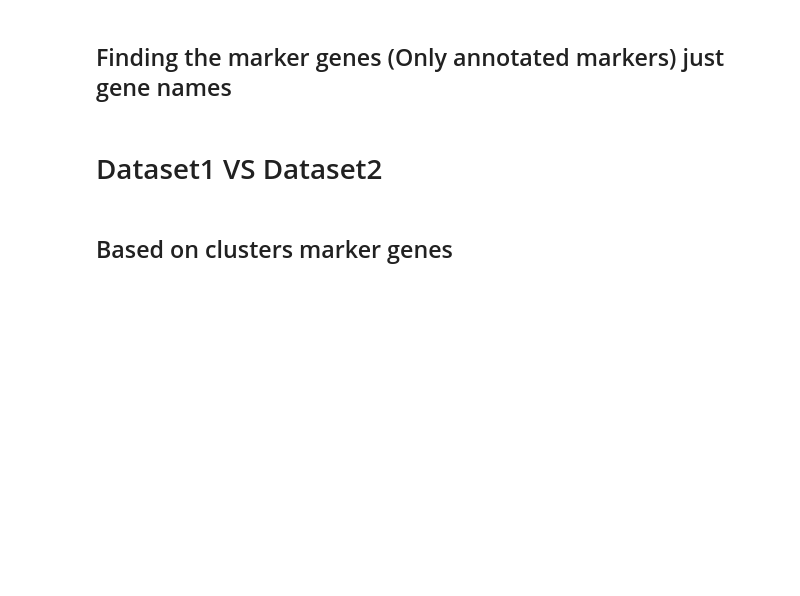
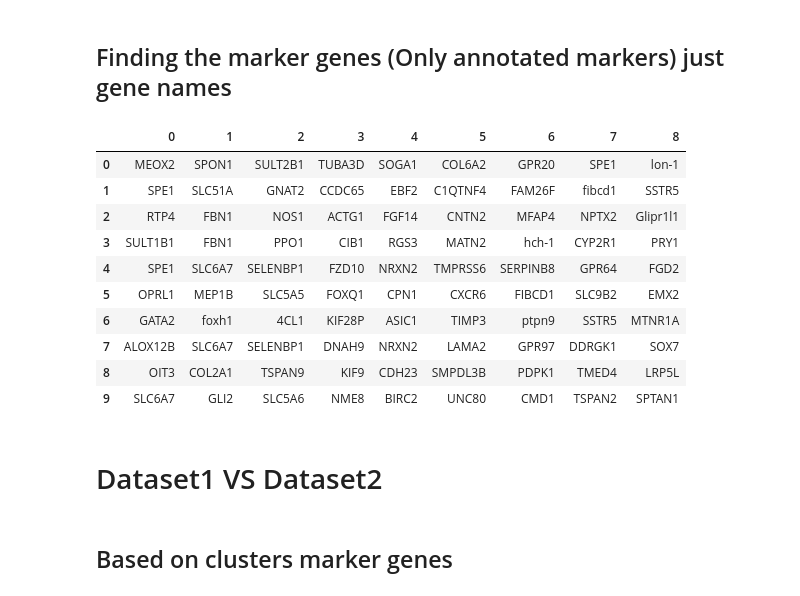
Before and after one commit to ateferos77/Butryllus_Brain_scRNAseq, a Jupyter notebook: Botryllus_dataset2_Base.ipynb, the cells around one changed output. Cells and saved outputs as stored; diff of their text form; code cells hidden in the pictures; blank space fills up the shorter version.

```diff
--- a/Botryllus_dataset2_Base.ipynb
+++ b/Botryllus_dataset2_Base.ipynb
@@ -603,20 +670,57 @@ print(out.head())
 # %% [markdown]
 ## Finding the marker genes (Only annotated markers) just gene names
 # %%
+# === Choose which clustering result to process ===
+marker_key = f'wilcoxon_{cluster_key}'
+
+# === Extract and clean gene names ===
 import re
-# Creazione di marker_annotated con la stessa struttura di marker_genes_cl
-marker_genes_cl = marker_genes.applymap(extract_suffix)
 
-marker_annotated = marker_genes_cl.copy()
-marker_annotated_only_genes = marker_genes_cl.copy()
+def extract_suffix(gene_id):
+    """Extract gene name from gID_GeneName and remove suffixes like _1, _2."""
+    if isinstance(gene_id, str) and '_' in gene_id:
+        gene_name = gene_id.split('_', 1)[1]
+        # Remove trailing _1, _2, etc. if present (ASIC1_1 → ASIC1)
+        return re.sub(r'_\d+$', '', gene_name)
+    return gene_id
 
-# Iterazione attraverso ciascuna colonna di marker_genes_cl
-for col in marker_genes.columns:
-    # Dividi ogni elemento della colonna per trovare la parte prima e dopo il "_"
-    parts = marker_genes[col].str.split('_', n=1, expand=True)
-    # Applica la pulizia alla parte successiva al "_"
-    # cleaned_part = parts[1].apply(lambda x: x if pd.isna(x) or not re.match(r'^g\d+|^$', x) else np.nan)
-    cleaned_part = parts[1].apply(lambda x: x if pd.isna(x) or not re.match(r'^g\d+|^\d+$|^$', x) else np.nan)
-    # Combina le due parti in una nuova colonna di marker_annotated
-    marker_annotated[col] = parts[0] + '_' + cleaned_part
-    marker_annotated_only_genes[col] = cleaned_part
+
+names_raw = pd.DataFrame(adata.uns[marker_key]['names']).applymap(extract_suffix)
+
+# Remove unannotated gene names (e.g., "g123")
+names_clean = names_raw.applymap(
+    lambda x: None if isinstance(x, str) and x.startswith('g') and x[1:].isdigit() else x
+)
+
+# Drop clusters with no annotated genes
+names_df = names_clean.dropna(axis=1, how='all').copy()
+
+# === Build output with gene names only ===
+out = pd.DataFrame()
+for cl in names_df.columns:
+    mask = names_df[cl].notna()
+    genes = names_df.loc[mask, cl].reset_index(drop=True)
+    out[cl] = genes
+
+# # === Step 3: Keep only the first 300 non-null genes per cluster ===
+# top_genes_per_cluster = pd.DataFrame()
+# for col in names_clean.columns:
+#     top_genes = names_clean[col].dropna().head(300).reset_index(drop=True)
+#     top_genes_per_cluster[col] = top_genes
+
+# === View or save ===
+out.head(10)
+# Optional: save to CSV
+# out.to_csv(f"annotated_gene_names_only_{cluster_key}.csv", index=False)
+# %% [output]
+|  | 0 | 1 | 2 | 3 | 4 | 5 | 6 | 7 | 8 |
+| 0 | MEOX2 | SPON1 | SULT2B1 | TUBA3D | SOGA1 | COL6A2 | GPR20 | SPE1 | lon-1 |
+| 1 | SPE1 | SLC51A | GNAT2 | CCDC65 | EBF2 | C1QTNF4 | FAM26F | fibcd1 | SSTR5 |
+| 2 | RTP4 | FBN1 | NOS1 | ACTG1 | FGF14 | CNTN2 | MFAP4 | NPTX2 | Glipr1l1 |
+| 3 | SULT1B1 | FBN1 | PPO1 | CIB1 | RGS3 | MATN2 | hch-1 | CYP2R1 | PRY1 |
+| 4 | SPE1 | SLC6A7 | SELENBP1 | FZD10 | NRXN2 | TMPRSS6 | SERPINB8 | GPR64 | FGD2 |
+| 5 | OPRL1 | MEP1B | SLC5A5 | FOXQ1 | CPN1 | CXCR6 | FIBCD1 | SLC9B2 | EMX2 |
+| 6 | GATA2 | foxh1 | 4CL1 | KIF28P | ASIC1 | TIMP3 | ptpn9 | SSTR5 | MTNR1A |
+| 7 | ALOX12B | SLC6A7 | SELENBP1 | DNAH9 | NRXN2 | LAMA2 | GPR97 | DDRGK1 | SOX7 |
+| 8 | OIT3 | COL2A1 | TSPAN9 | KIF9 | CDH23 | SMPDL3B | PDPK1 | TMED4 | LRP5L |
+| 9 | SLC6A7 | GLI2 | SLC5A6 | NME8 | BIRC2 | UNC80 | CMD1 | TSPAN2 | SPTAN1 |
```
Also changed, not shown: parts of 11 cells of this notebook.
